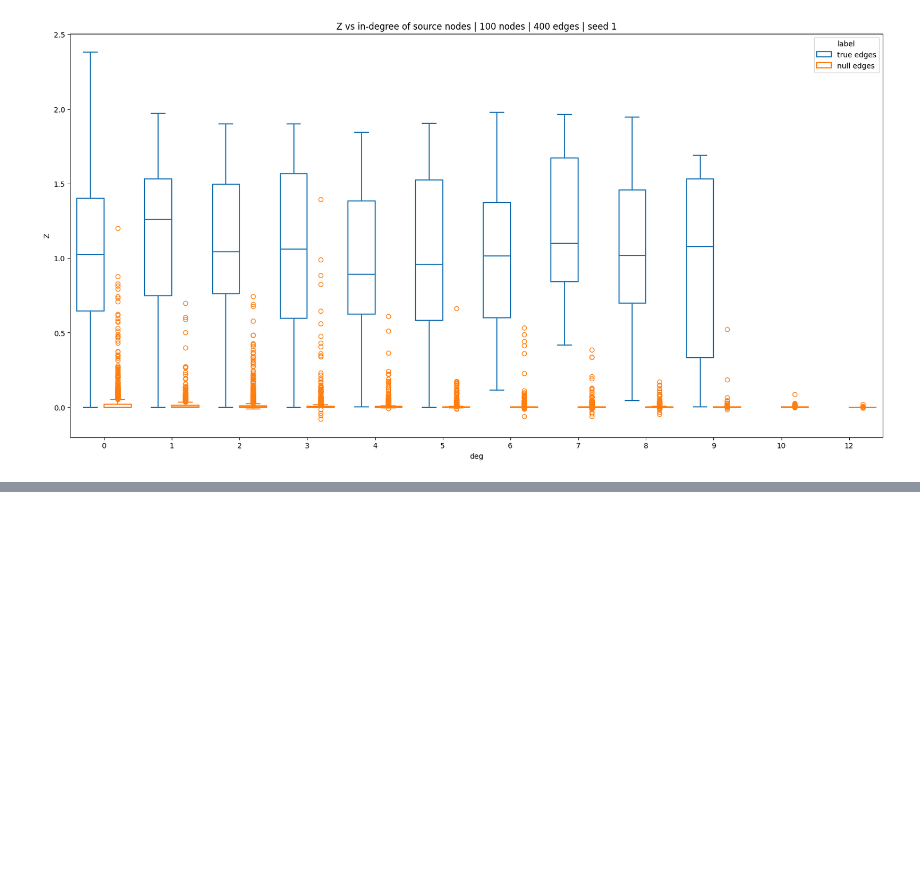
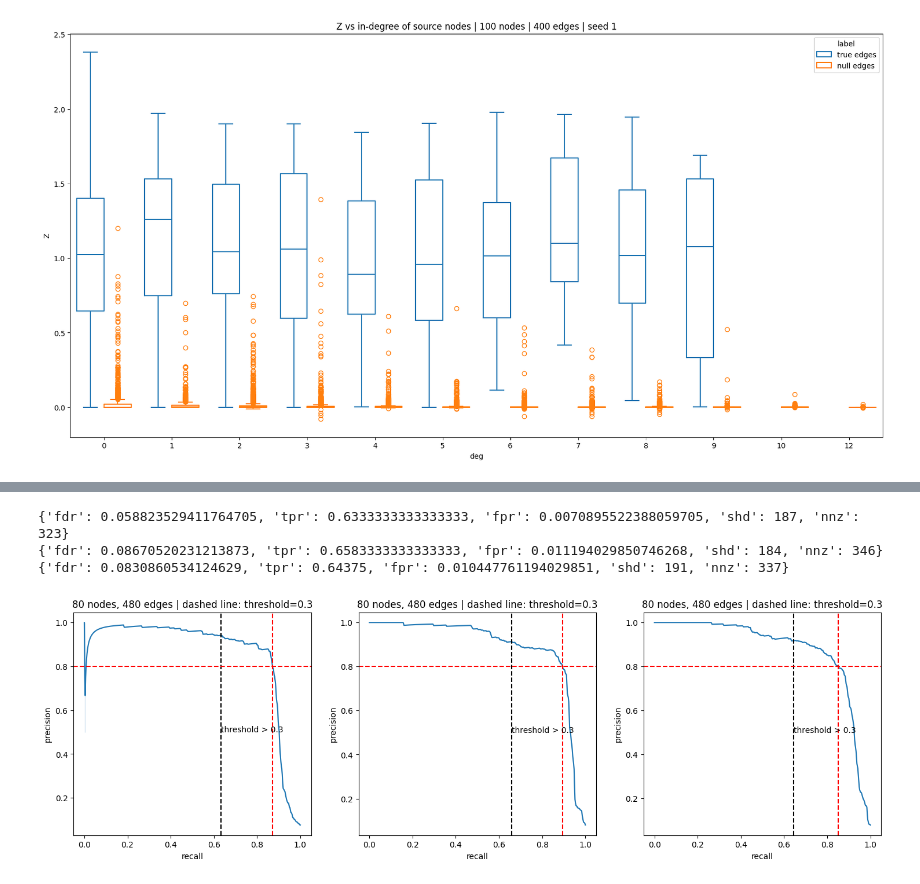
Before and after one commit to LspongebobJH/dagma, a Jupyter notebook: src/dagma/notebooks/v11.ipynb, the cells around one changed output, grey strips where cells are left out. Cells and saved outputs as stored; diff of their text form; code cells hidden in the pictures; blank space fills up the shorter version.

```diff
--- a/src/dagma/notebooks/v11.ipynb
+++ b/src/dagma/notebooks/v11.ipynb
@@ -513,0 +575,17 @@ df = z0_vs_deg_box(Z11_21, B_true, out_deg, in_deg, ax, src, use_out_deg, use_st
+# %%
+fig, axs = plt.subplots(1, 3, figsize=(18, 5))
+
+for (ax, seedX) in zip(axs, [2, 7, 8]):
+    X, W, B_true, W_true = load_data_39(80, 6, seedX, '_normX_sym1')
+
+    mask = (np.abs(W) > 0.3)
+    _W = W.copy()
+    _W[~mask] = 0
+    print(utils_dagma.count_accuracy(B_true, (_W != 0.)))
+
+    prec, rec, threshold = draw_pr_curve(W, B_true, seedX, 80, 6, ax)
+# %% [output]
+{'fdr': 0.058823529411764705, 'tpr': 0.6333333333333333, 'fpr': 0.0070895522388059705, 'shd': 187, 'nnz': 323}
+{'fdr': 0.08670520231213873, 'tpr': 0.6583333333333333, 'fpr': 0.011194029850746268, 'shd': 184, 'nnz': 346}
+{'fdr': 0.0830860534124629, 'tpr': 0.64375, 'fpr': 0.010447761194029851, 'shd': 191, 'nnz': 337}
+[figure, added]
```
Also changed, not shown: parts of 13 cells of this notebook, 9 other files.
